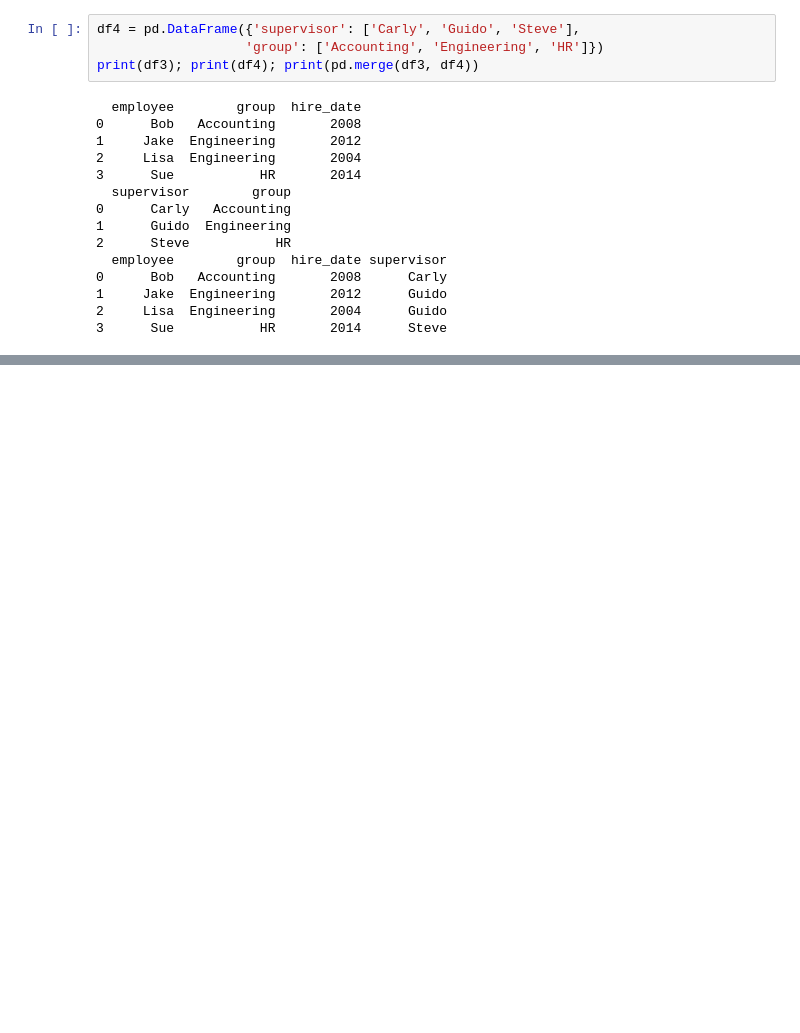
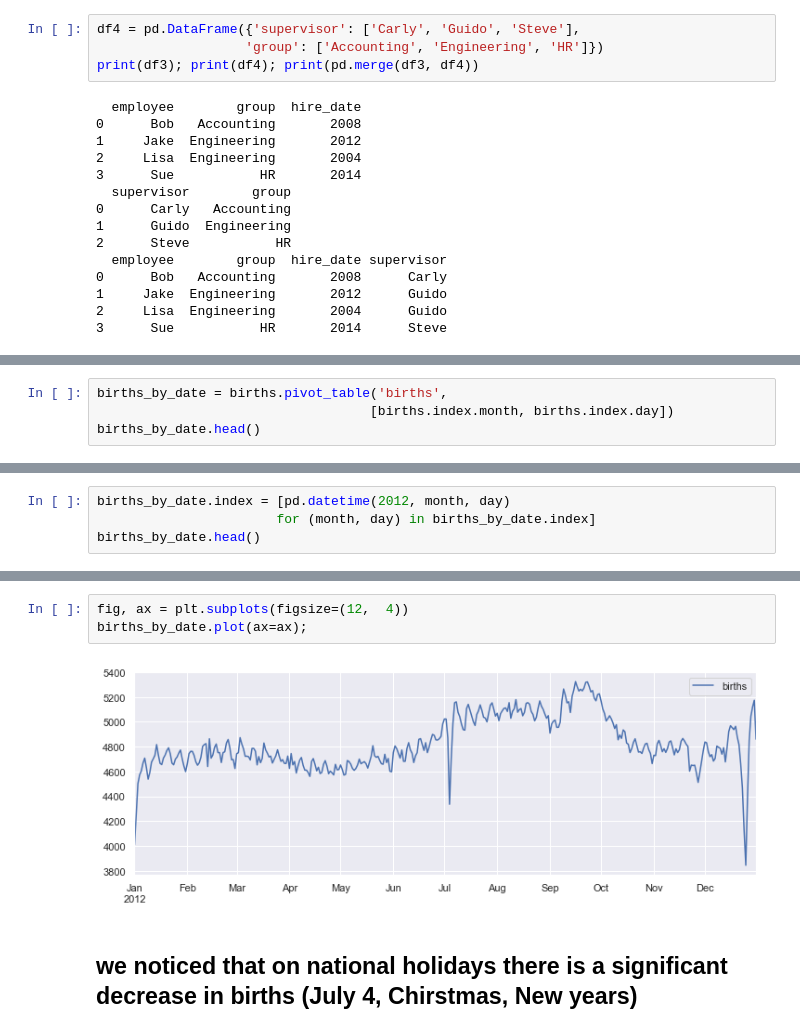
Before and after one commit to davejscott/PythonDataScience, a Jupyter notebook: PandasDataManipulation.ipynb, the cells around one changed output, grey strips where cells are left out. Drawn from its saved outputs; the diff is of its cells as text; blank space fills up the shorter version.

```diff
--- a/PandasDataManipulation.ipynb
+++ b/PandasDataManipulation.ipynb
@@ -1687,0 +2708,4 @@ df5 = pd.DataFrame({'group': ['Accounting', 'Accounting', 'Engineering', 'Engine
+# %%
+births_by_date = births.pivot_table('births',
+                                   [births.index.month, births.index.day])
+births_by_date.head()
@@ -1687,0 +2721,4 @@ df5 = pd.DataFrame({'group': ['Accounting', 'Accounting', 'Engineering', 'Engine
+# %%
+births_by_date.index = [pd.datetime(2012, month, day)
+                       for (month, day) in births_by_date.index]
+births_by_date.head()
@@ -1687,0 +2732,7 @@ df5 = pd.DataFrame({'group': ['Accounting', 'Accounting', 'Engineering', 'Engine
+# %%
+fig, ax = plt.subplots(figsize=(12,  4))
+births_by_date.plot(ax=ax);
+# %% [output]
+[figure, added]
+# %% [markdown]
+## we noticed that on national holidays there is a significant decrease in births (July 4, Chirstmas, New years)
```
Also changed, not shown: parts of 117 cells of this notebook, 1 other file.
